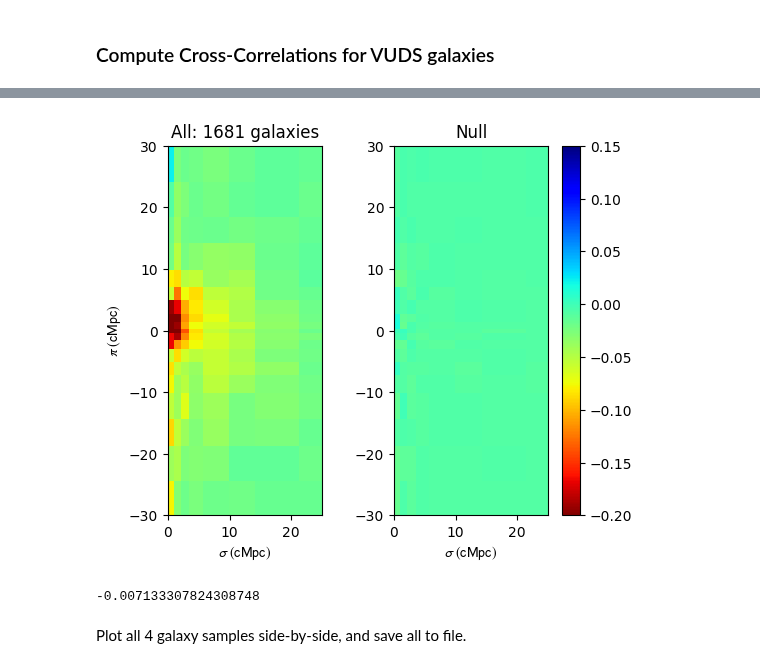
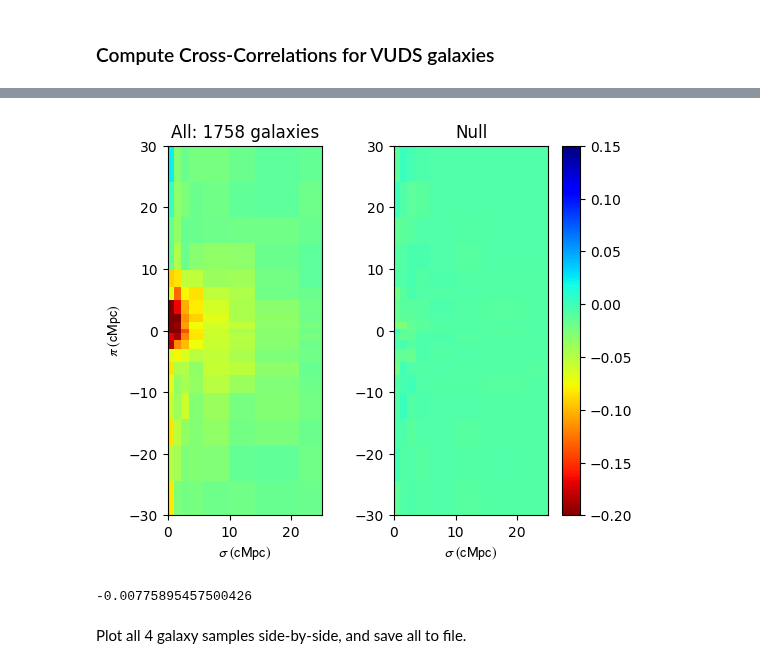
Before and after one commit to kheegan/crosscorr2017, a Jupyter notebook: crosscorr_cl2017.ipynb, the cells around one changed output, grey strips where cells are left out. Saved outputs shown, nothing was run; the diff lists cells and outputs as text; code cells hidden in the pictures.

Commit message:
Updated to v4.1 (full MOSDEF) for global_fmean

```diff
--- a/crosscorr_cl2017.ipynb
+++ b/crosscorr_cl2017.ipynb
@@ -76,7 +76,7 @@ We use the catalog created with GRAB_COEVAL_GAL.IPYNB
 
 At the same time, also generate mock catalog
 # %%
-galfil = '/Users/kheegan/lya/3d_recon/map2017/crosscorr/cat_galxcorr_cl2017_nonuniq_v2.dat'
+galfil = '/Users/kheegan/lya/3d_recon/map2017/crosscorr/cat_galxcorr_cl2017_nonuniq_v3.dat'
 gal = ascii.read(galfil, format='ipac')
 #print(gal.columns)
 
@@ -507,39 +507,39 @@ Finished evaluating cross-correlations. This took 37.307342 seconds
 0 galaxies had no cross-correlations within these bins.
 # %%
-np.save("xcorr_all_globalf_v4.npy", XCorr_all)
-np.save("xcorr_rand_all_globalf_v4.npy", XCorr_all_rand)
+np.save("xcorr_all_globalf_v4.1.npy", XCorr_all)
+np.save("xcorr_rand_all_globalf_v4.1.npy", XCorr_all_rand)
 
 SigMax = 25.
 PiMin = -30.
 PiMax = 30.
 
 fig, (ax1, ax2)= plt.subplots(1,2)
 
 pcm=ax1.pcolormesh(X, Y, XCorrArr,cmap='jet_r',vmin=-0.2, vmax=0.15 )
 ax1.set_aspect('equal')
 ax1.set_xlim(np.min(X), SigMax)
 ax1.set_ylim(PiMin, PiMax)
 ax1.set_xlabel(r'$\sigma\; (\mathrm{cMpc})$')
 ax1.set_ylabel(r'$\pi\; (\mathrm{cMpc})$')
 ax1.set_title("All: %i galaxies" % len(gal))
 
 ax2.pcolormesh(X, Y, XCorrRand, cmap='jet_r',vmin=-0.2,vmax=0.15)
 ax2.set_aspect('equal')
 ax2.set_xlim(np.min(X), SigMax)
 ax2.set_ylim(PiMin, PiMax)
 ax2.set_xlabel(r'$\sigma\; (\mathrm{cMpc})$')
 ax2.set_title("Null")
 
 #fig.colorbar(pcm, ax=ax1)
 fig.colorbar(pcm, ax=ax2)
 fig.subplots_adjust(wspace=-0.2)
 
 plt.show()
 
 print(np.mean(XCorrRand))
 # %% [output]
-[figure, old version]
+[figure, new version]
--0.007133307824308748
+-0.00775895457500426
 # %% [markdown]
 Plot all 4 galaxy samples side-by-side, and save all to file.
 # %%
```
Also changed, not shown: parts of 11 cells of this notebook, 1 other file.
